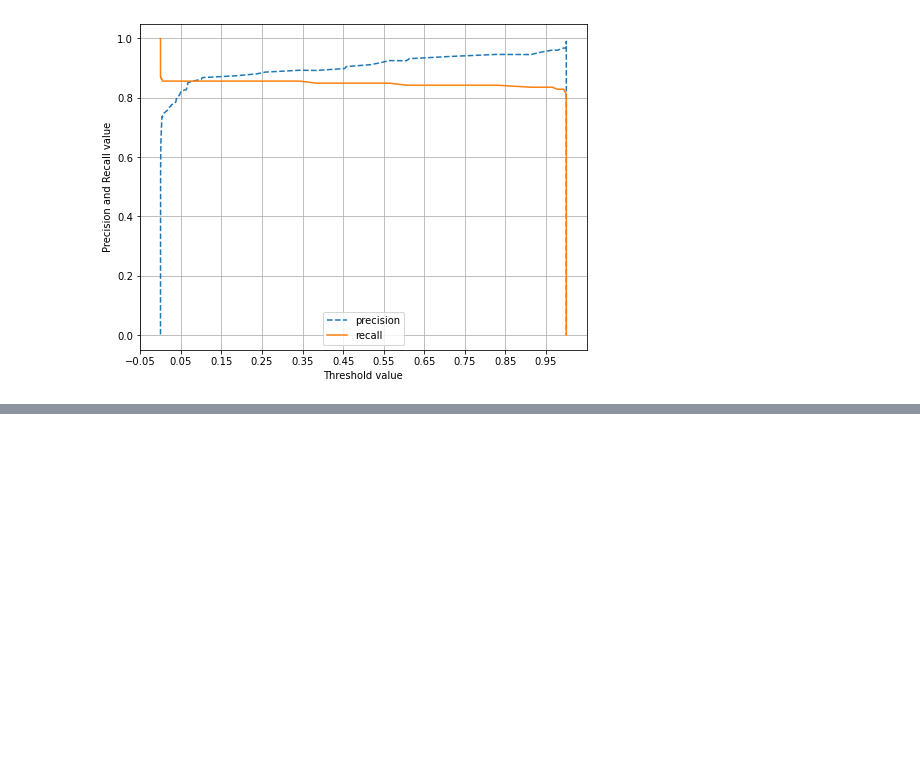
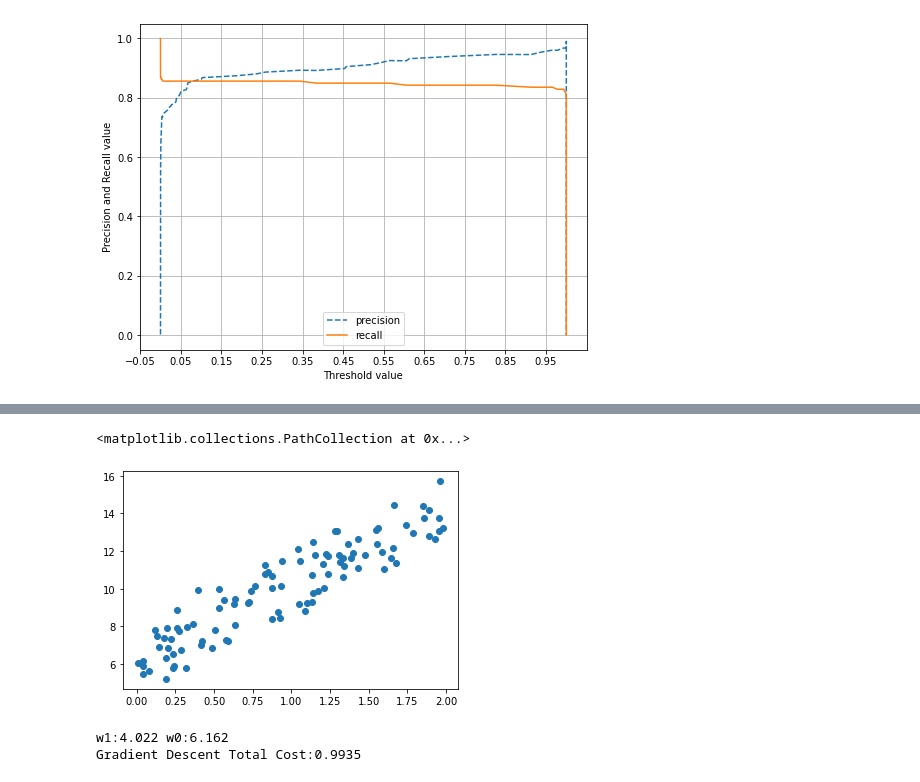
Before and after one commit to kayeehan/ML-books-study, a Jupyter notebook: ML-books(파이썬 머신러닝 완벽 가이드)_Ch.04~05.ipynb, the cells around one changed output, grey strips where cells are left out. Saved outputs shown, nothing was run; the diff lists cells and outputs as text; code cells hidden in the pictures; blank space fills up the shorter version.

```diff
--- a/ML-books(파이썬 머신러닝 완벽 가이드)_Ch.04~05.ipynb
+++ b/ML-books(파이썬 머신러닝 완벽 가이드)_Ch.04~05.ipynb
@@ -1675,0 +1839,15 @@ precision_recall_curve_plot(y_test,lgbm_clf.predict_proba(X_test)[:,1])
+# %%
+import numpy as np
+import matplotlib.pyplot as plt
+%matplotlib inline
+
+np.random.seed(0)
+# y = 4X + 6을 근사 (w1=4, w0=6). 임의의 값은 노이즈를 위해 만듦
+X = 2 * np.random.rand(100,1) # [0,1) 0은 들어가지만 1은 들어가지 않는 균등분포로부터 샘플을 추출하여 배열 반환. 음수 값이 나올 수 없음.
+y = 6 + 4 * X+np.random.randn(100,1) # 표준 정규 분포 (N(0,1)) 에서 추출한 샘플을 리턴. 음수의 값이 나올 수 있음.
+
+# X, y 데이터 세트 산점도로 시각화
+plt.scatter(X,y)
+# %% [output]
+<matplotlib.collections.PathCollection at 0x...>
+[figure, added]
@@ -1675,0 +1893,9 @@ precision_recall_curve_plot(y_test,lgbm_clf.predict_proba(X_test)[:,1])
+# %%
+# 경사 하강법의 예측 오류 계산
+w1, w0 = gradient_descent_steps(X,y,iters=1000)
+print('w1:{0:.3f} w0:{1:.3f}'.format(w1[0,0], w0[0,0]))
+y_pred = w1[0,0]*X+w0
+print('Gradient Descent Total Cost:{0:.4f}'.format(get_cost(y,y_pred)))
+# %% [output]
+w1:4.022 w0:6.162
+Gradient Descent Total Cost:0.9935
```
Also changed, not shown: parts of 35 cells of this notebook.
